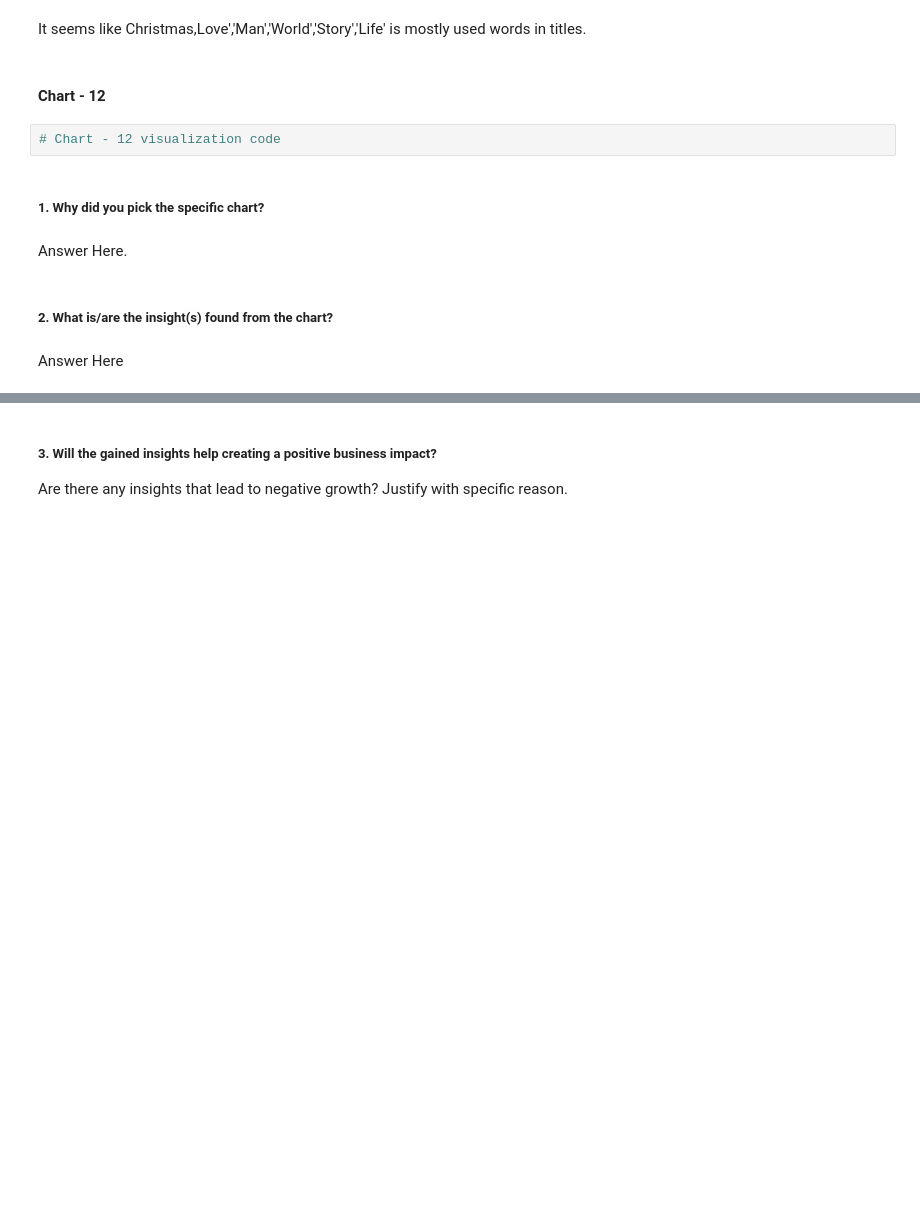
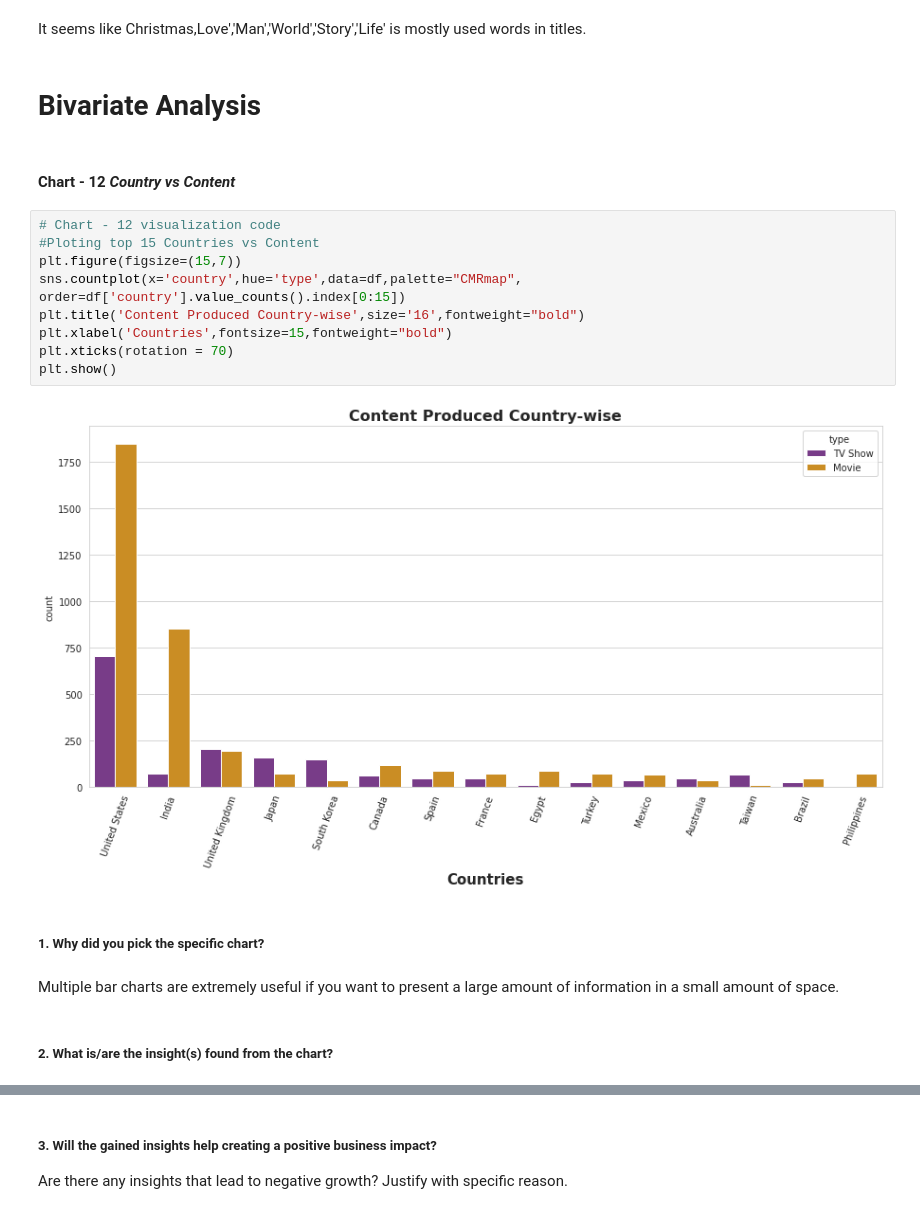
Before and after one commit to Kaushaljha488/NETFLIX_MOVIES_AND_TV_SHOWS_CLUSTERING, a Jupyter notebook: Kaushal_NETFLIX_MOVIES_AND_TV_SHOWS_CLUSTERING.ipynb, the cells around one changed output, grey strips where cells are left out. Drawn from its saved outputs; the diff is of its cells as text; blank space fills up the shorter version.

Commit message:
Bivariate Analysis and Feature engg

```diff
--- a/Kaushal_NETFLIX_MOVIES_AND_TV_SHOWS_CLUSTERING.ipynb
+++ b/Kaushal_NETFLIX_MOVIES_AND_TV_SHOWS_CLUSTERING.ipynb
@@ -594,15 +594,24 @@ plt.show()
 ##### 2. What is/are the insight(s) found from the chart?
 # %% [markdown]
 It seems like Christmas,Love','Man','World','Story','Life' is mostly used words in titles.
+# %% [markdown]
+# **Bivariate Analysis**
 # %% [markdown]
-#### Chart - 12
+#### Chart - 12 ***Country vs Content***
-# %%
-# Chart - 12 visualization code
+# %%
+# Chart - 12 visualization code
+#Ploting top 15 Countries vs Content
+plt.figure(figsize=(15,7))
+sns.countplot(x='country',hue='type',data=df,palette="CMRmap", order=df['country'].value_counts().index[0:15])
+plt.title('Content Produced Country-wise',size='16',fontweight="bold")
+plt.xlabel('Countries',fontsize=15,fontweight="bold")
+plt.xticks(rotation = 70)
+plt.show()
+# %% [output]
+[figure, added]
 # %% [markdown]
 ##### 1. Why did you pick the specific chart?
-# %% [markdown]
-Answer Here.
+# %% [markdown]
+Multiple bar charts are extremely useful if you want to present a large amount of information in a small amount of space.
 # %% [markdown]
 ##### 2. What is/are the insight(s) found from the chart?
-# %% [markdown]
-Answer Here
```
Also changed, not shown: parts of 27 cells of this notebook.
